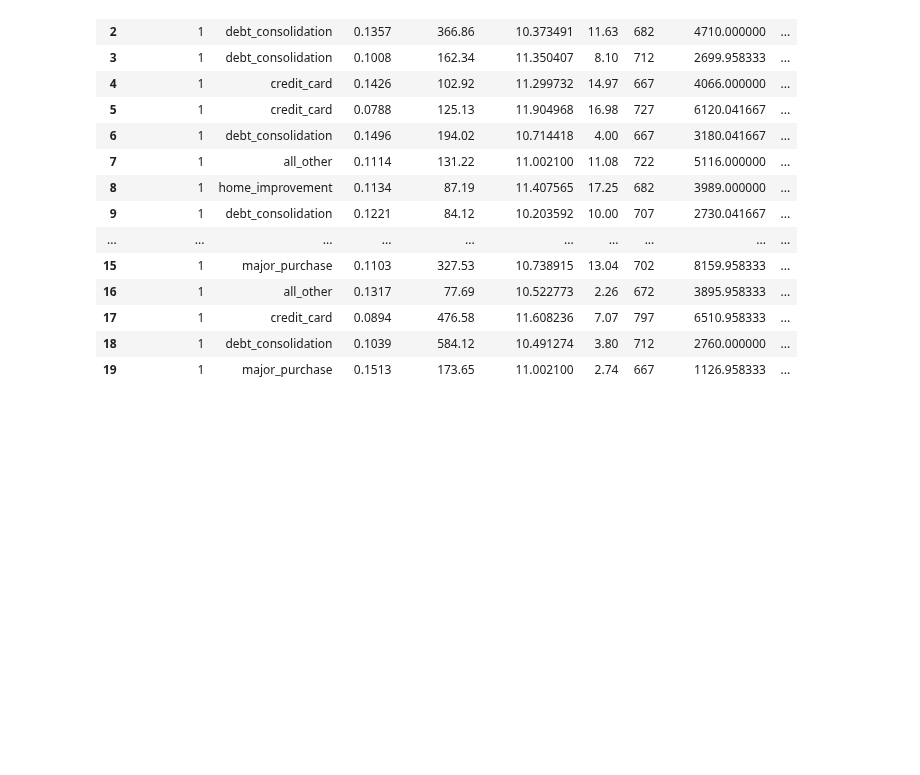
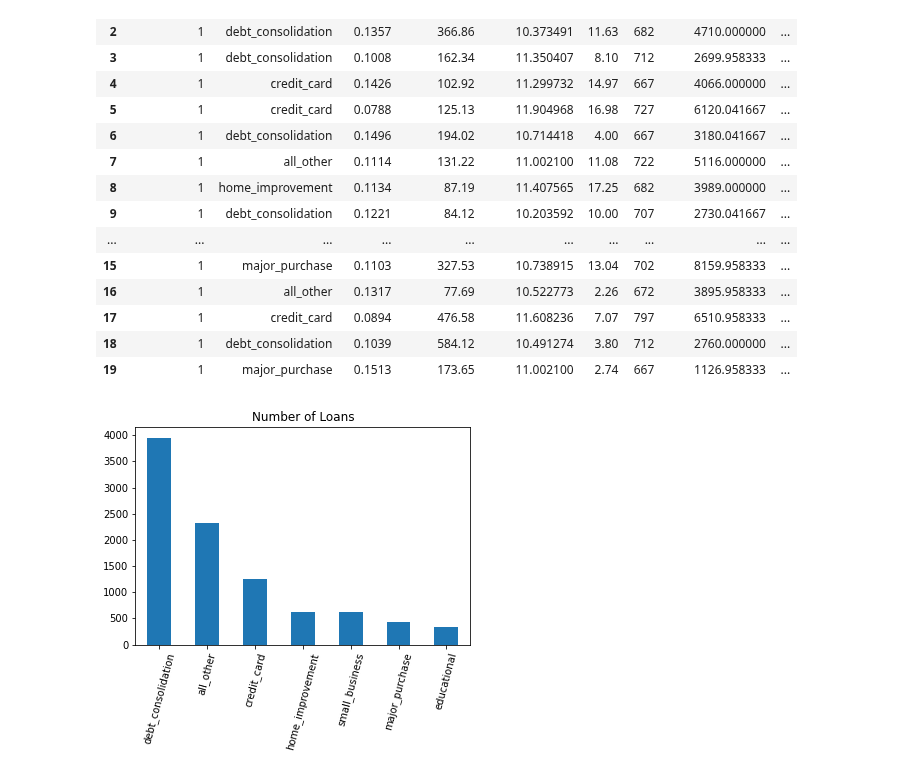
Before and after one commit to paulywog13/loan_data_analysis, a Jupyter notebook: Loan_Data_Analysis.ipynb, the cells around one changed output. Saved outputs shown, nothing was run; the diff lists cells and outputs as text; code cells hidden in the pictures; blank space fills up the shorter version.

Commit message:
Added a bar plot showing total types of loans.

```diff
--- a/Loan_Data_Analysis.ipynb
+++ b/Loan_Data_Analysis.ipynb
@@ -33,3 +33,12 @@ loan_data.head(20)
 | 17 | 1 | credit_card | 0.0894 | 476.58 | 11.608236 | 7.07 | 797 | 6510.958333 | ... |
 | 18 | 1 | debt_consolidation | 0.1039 | 584.12 | 10.491274 | 3.80 | 712 | 2760.000000 | ... |
 | 19 | 1 | major_purchase | 0.1513 | 173.65 | 11.002100 | 2.74 | 667 | 1126.958333 | ... |
+# %%
+# Calculate the number of loans for each Loan type
+
+loan_numbers = loan_data["purpose"].value_counts()
+
+# Create a barplot to show the loan numbers
+numbers_plot = loan_numbers.plot.bar(title = "Number of Loans", rot = 75)
+# %% [output]
+[figure, added]
```
